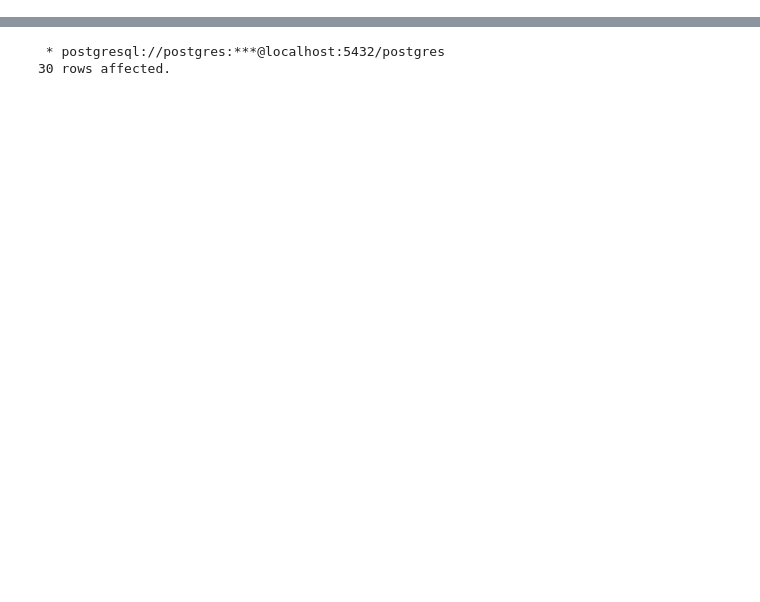
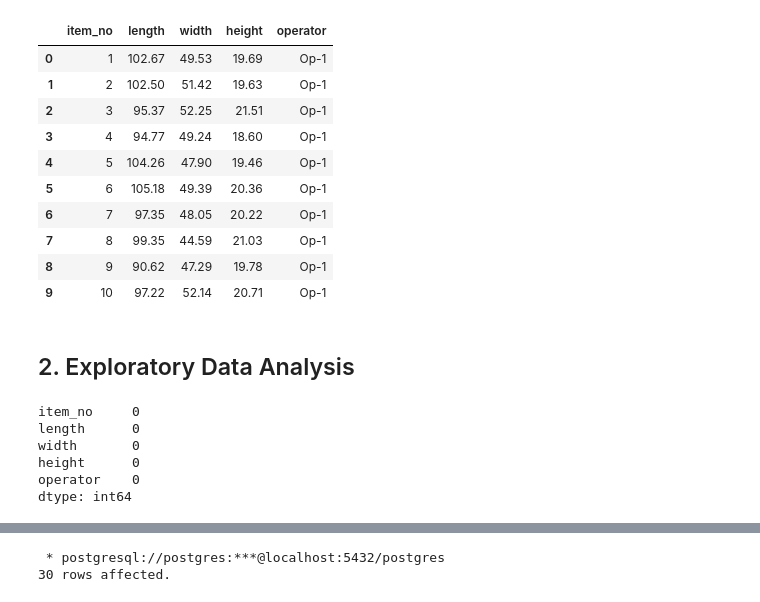
Before and after one commit to rohitkg83/evaluate_manufacturing_process, a Jupyter notebook: evaluate_manufacturing_process.ipynb, the cells around one changed output, grey strips where cells are left out. Cells and saved outputs as stored; diff of their text form; code cells hidden in the pictures; blank space fills up the shorter version.

```diff
--- a/evaluate_manufacturing_process.ipynb
+++ b/evaluate_manufacturing_process.ipynb
@@ -41,3 +41,34 @@ The sql extension is already loaded. To reload it, use:
 # %%
 # Set the Jupyter notebook to execute SQL commands using the connection information provided by engine.url
 %sql $engine.url
+# %%
+# The data resides in the table called manufacturing_parts under projects schema
+# Let's load it in a pandas dataframe
+import pandas as pd
+df = pd.read_sql('select * from projects.manufacturing_parts', engine)
+df.head(10)
+# %% [output]
+|  | item_no | length | width | height | operator |
+| 0 | 1 | 102.67 | 49.53 | 19.69 | Op-1 |
+| 1 | 2 | 102.50 | 51.42 | 19.63 | Op-1 |
+| 2 | 3 | 95.37 | 52.25 | 21.51 | Op-1 |
+| 3 | 4 | 94.77 | 49.24 | 18.60 | Op-1 |
+| 4 | 5 | 104.26 | 47.90 | 19.46 | Op-1 |
+| 5 | 6 | 105.18 | 49.39 | 20.36 | Op-1 |
+| 6 | 7 | 97.35 | 48.05 | 20.22 | Op-1 |
+| 7 | 8 | 99.35 | 44.59 | 21.03 | Op-1 |
+| 8 | 9 | 90.62 | 47.29 | 19.78 | Op-1 |
+| 9 | 10 | 97.22 | 52.14 | 20.71 | Op-1 |
+# %% [markdown]
+## 2. Exploratory Data Analysis
+# %%
+# Checking for missing values
+missing_values = df.isnull().sum()
+missing_values
+# %% [output]
+item_no     0
+length      0
+width       0
+height      0
+operator    0
+dtype: int64
```
Also changed, not shown: parts of 16 cells of this notebook.
